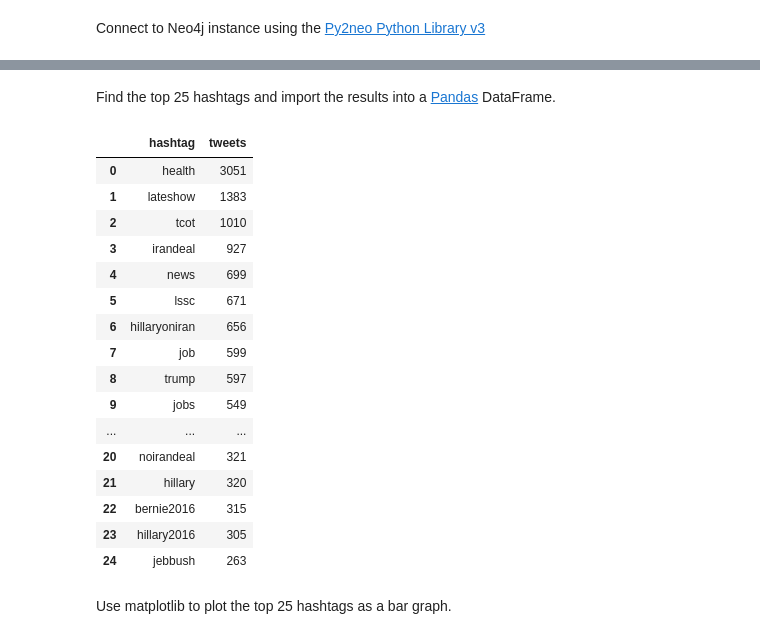
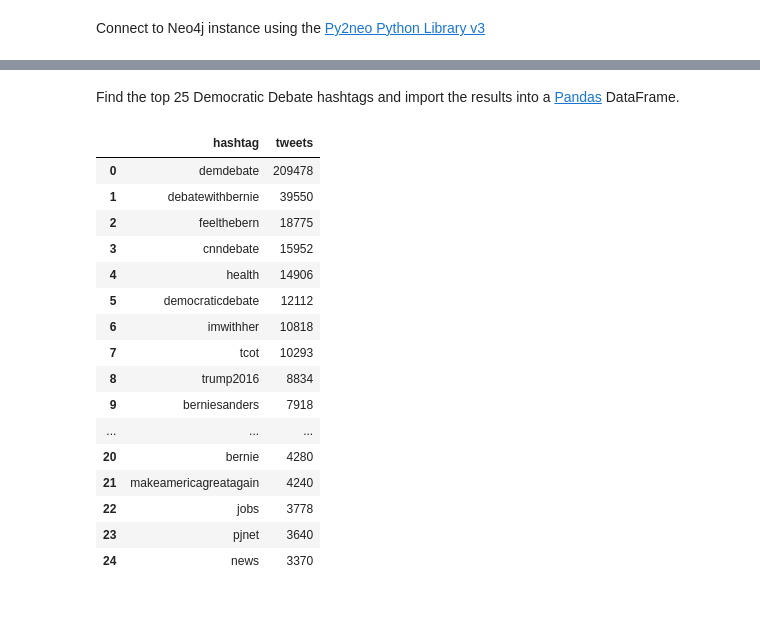
Before and after one commit to kevincoakley/neo4j-jupyter, a Jupyter notebook: 002-py2neo.ipynb, the cells around one changed output, grey strips where cells are left out. Cells and saved outputs as stored; diff of their text form; code cells hidden in the pictures; blank space fills up the shorter version.

Commit message:
Compare Dem vs Rep debates

```diff
--- a/002-py2neo.ipynb
+++ b/002-py2neo.ipynb
@@ -3,5 +5,5 @@ Connect to Neo4j instance using the [Py2neo Python Library v3](http://py2neo.org
 # %%
 from py2neo import Graph, authenticate
 
-authenticate("192.168.99.100:7474", "neo4j", "itsyoubob")
-graph = Graph("http://192.168.99.100:7474/db/data/")
+authenticate("192.168.1.1:7474", "neo4j", "xxxx")
+graph = Graph("bolt://192.168.1.1/db/data/")
@@ -10,10 +9,0 @@ Use a Cypher query find the tweet date range and print the results.
-# %%
-query = """
-MATCH (t:Tweet)
-WHERE EXISTS (t.created_at)
-RETURN MIN(t.created_at), MAX(t.created_at)
-"""
-
-date_range = graph.run(query)
-
-print date_range.dump()
@@ -24,0 +29,11 @@ None
+# %%
+query = """
+MATCH (t:Tweet)
+WHERE toFloat(t.timestamp_ms) > toFloat(%s) AND toFloat(t.timestamp_ms) < toFloat(%s)
+RETURN COUNT(t)
+"""
+
+final_query = query % (dem_debate_start_ts, dem_debate_end_ts)
+
+num_dem_tweets = graph.run(final_query)
+num_dem_tweets.dump()
@@ -24,0 +46,11 @@ None
+# %%
+query = """
+MATCH (t:Tweet)
+WHERE toFloat(t.timestamp_ms) > toFloat(%s) AND toFloat(t.timestamp_ms) < toFloat(%s)
+RETURN COUNT(t)
+"""
+
+final_query = query % (rep_debate_start_ts, rep_debate_end_ts)
+
+num_rep_tweets = graph.run(final_query)
+num_rep_tweets.dump()
@@ -25,35 +61,36 @@ None
 # %% [markdown]
-Find the top 25 hashtags and import the results into a [Pandas](http://pandas.pydata.org/) DataFrame.
+Find the top 25 Democratic Debate hashtags and import the results into a [Pandas](http://pandas.pydata.org/) DataFrame.
 # %%
 import pandas
 
 query = """
 MATCH (h:Hashtag)-[:TAGS]->(t:Tweet)
+WHERE toFloat(t.timestamp_ms) > toFloat(%s) AND toFloat(t.timestamp_ms) < toFloat(%s)
 RETURN h.name AS hashtag, COUNT(t) AS tweets
 ORDER BY tweets DESC LIMIT 25
 """
 
-top_hashtags = graph.run(query)
+final_query = query % (dem_debate_start_ts, dem_debate_end_ts)
 
-top_hashtags_df = pandas.DataFrame(top_hashtags.__iter__(), columns=top_hashtags.keys())
-top_hashtags_df
+top_dem_hashtags = graph.run(final_query)
+
+top_dem_hashtags_df = pandas.DataFrame(top_dem_hashtags.__iter__(), columns=top_dem_hashtags.keys())
+top_dem_hashtags_df
 # %% [output]
 |  | hashtag | tweets |
-| 0 | health | 3051 |
-| 1 | lateshow | 1383 |
-| 2 | tcot | 1010 |
-| 3 | irandeal | 927 |
-| 4 | news | 699 |
-| 5 | lssc | 671 |
-| 6 | hillaryoniran | 656 |
-| 7 | job | 599 |
-| 8 | trump | 597 |
-| 9 | jobs | 549 |
+| 0 | demdebate | 209478 |
+| 1 | debatewithbernie | 39550 |
+| 2 | feelthebern | 18775 |
+| 3 | cnndebate | 15952 |
+| 4 | health | 14906 |
+| 5 | democraticdebate | 12112 |
+| 6 | imwithher | 10818 |
+| 7 | tcot | 10293 |
+| 8 | trump2016 | 8834 |
+| 9 | berniesanders | 7918 |
 | ... | ... | ... |
-| 20 | noirandeal | 321 |
-| 21 | hillary | 320 |
-| 22 | bernie2016 | 315 |
-| 23 | hillary2016 | 305 |
-| 24 | jebbush | 263 |
+| 20 | bernie | 4280 |
+| 21 | makeamericagreatagain | 4240 |
+| 22 | jobs | 3778 |
+| 23 | pjnet | 3640 |
+| 24 | news | 3370 |
-# %% [markdown]
-Use matplotlib to plot the top 25 hashtags as a bar graph.
```
Also changed, not shown: parts of 14 cells of this notebook.
